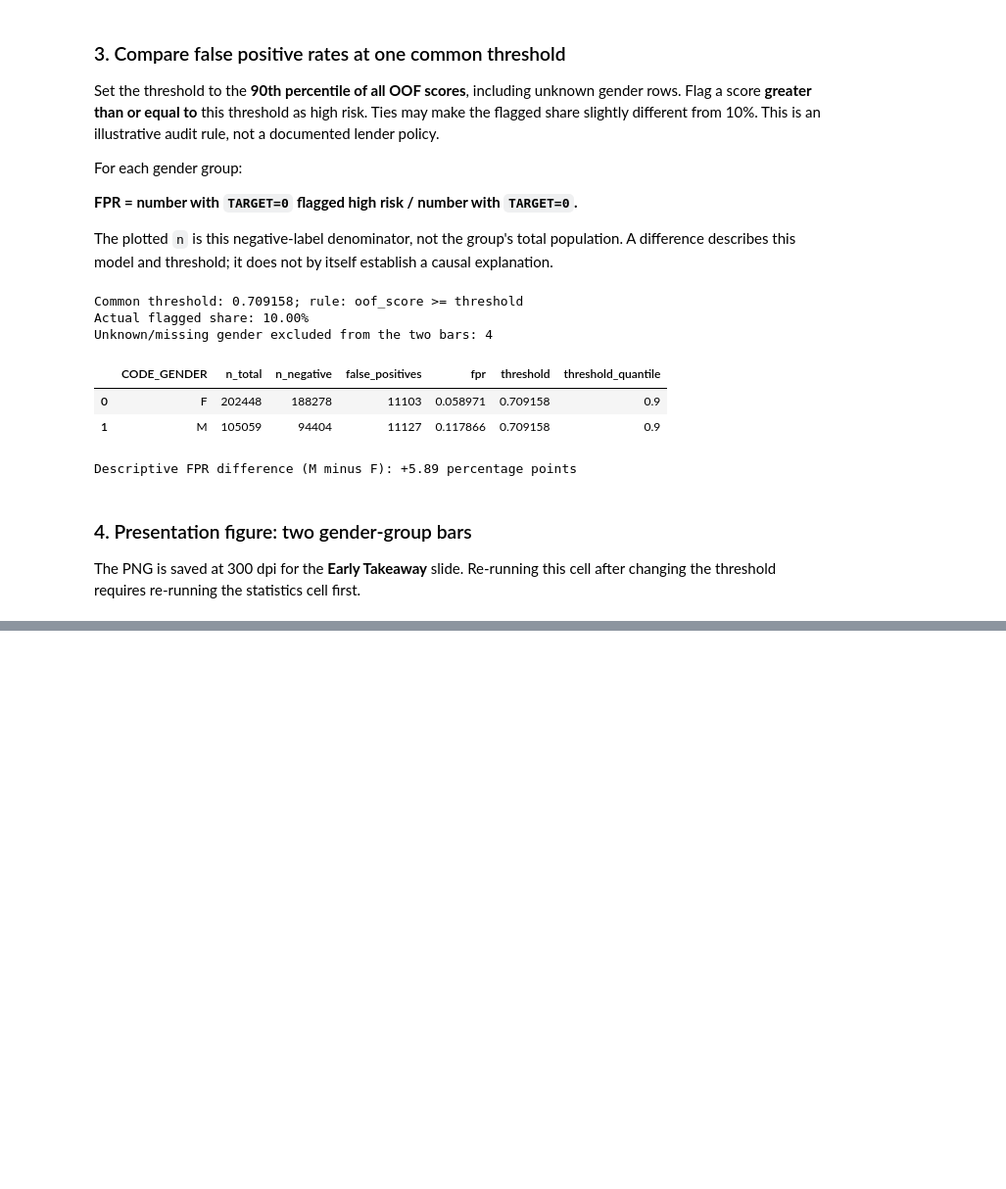
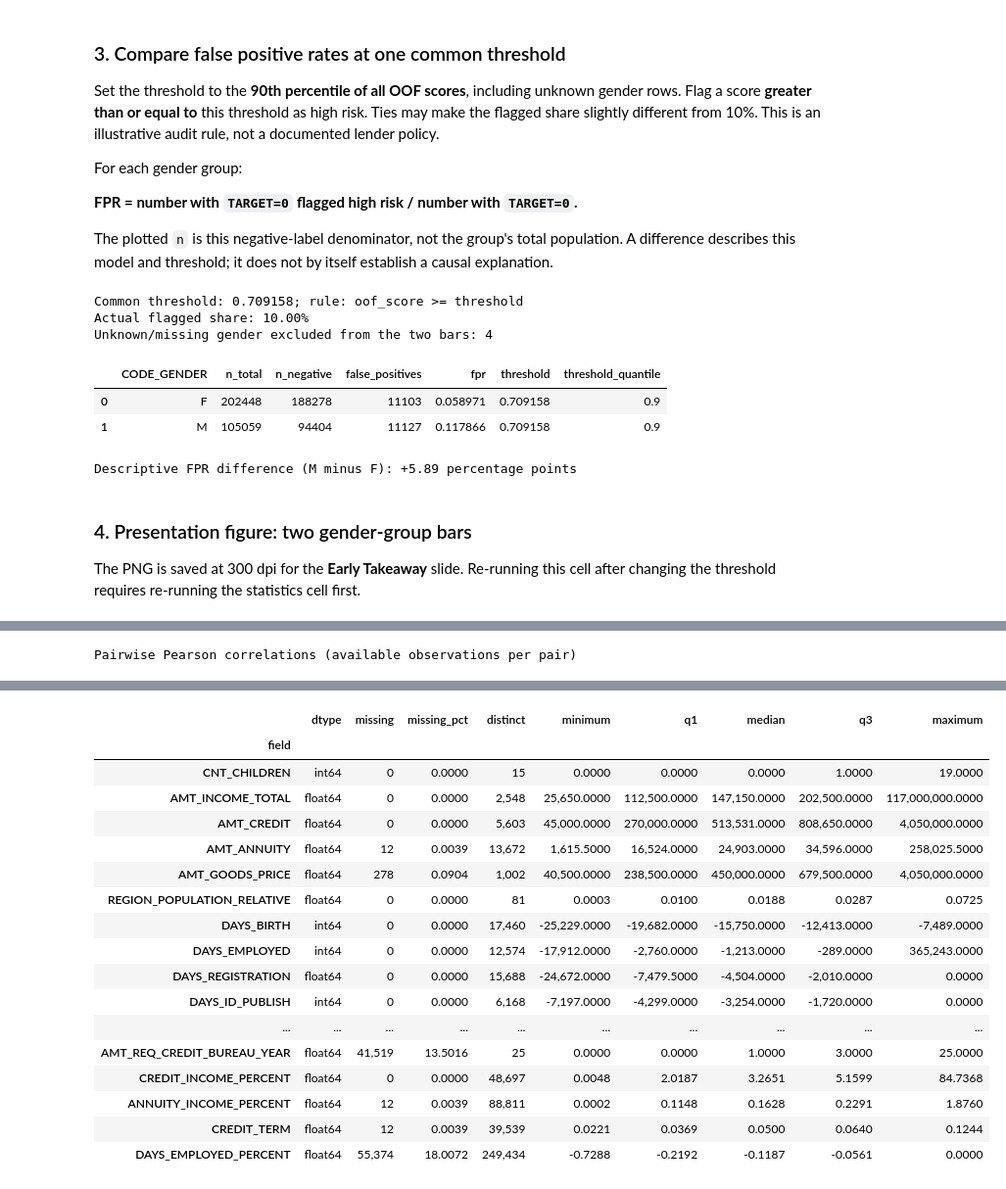
Before and after one commit to XXHEFEI/home-credit-audit, a Jupyter notebook: home_credit_baseline_local.ipynb, the cells around one changed output, grey strips where cells are left out. Shown at 98% size. Saved outputs shown, nothing was run; the diff lists cells and outputs as text; code cells hidden in the pictures; blank space fills up the shorter version.

Commit message:
Add draft audit profiles and verified notebook outputs

```diff
--- a/home_credit_baseline_local.ipynb
+++ b/home_credit_baseline_local.ipynb
@@ -1655,0 +1636,60 @@ Figure saved to /Users/hefei/Desktop/DS-202/home-credit-audit/audit_outputs/gend
+# %%
+from pathlib import Path
+import numpy as np
+import pandas as pd
+from IPython.display import display
+
+raw_train = pd.read_csv(Path(DATA_DIR) / 'application_train.csv')
+raw_test = pd.read_csv(Path(DATA_DIR) / 'application_test.csv',
+                       usecols=['SK_ID_CURR', 'DAYS_BIRTH', 'DAYS_EMPLOYED'])
+assert raw_train['SK_ID_CURR'].is_unique and raw_test['SK_ID_CURR'].is_unique
+assert not raw_train['SK_ID_CURR'].isin(raw_test['SK_ID_CURR']).any()
+assert raw_train['TARGET'].isin([0, 1]).all()
+raw_inputs = raw_train.drop(columns=['SK_ID_CURR', 'TARGET'])
+employment = raw_train['DAYS_EMPLOYED'].replace(365243, np.nan)
+derived_inputs = pd.DataFrame({
+    'DAYS_EMPLOYED_ANOM': raw_train['DAYS_EMPLOYED'].eq(365243),
+    'CREDIT_INCOME_PERCENT': raw_train['AMT_CREDIT'] / raw_train['AMT_INCOME_TOTAL'],
+    'ANNUITY_INCOME_PERCENT': raw_train['AMT_ANNUITY'] / raw_train['AMT_INCOME_TOTAL'],
+    'CREDIT_TERM': raw_train['AMT_ANNUITY'] / raw_train['AMT_CREDIT'],
+    'DAYS_EMPLOYED_PERCENT': employment / raw_train['DAYS_BIRTH'].abs(),
+})
+all_inputs = pd.concat([raw_inputs, derived_inputs], axis=1)
+profile_rows = []
+for field, values in all_inputs.items():
+    counts = values.value_counts()
+    row = dict(field=field, dtype=str(values.dtype), missing=int(values.isna().sum()),
+               missing_pct=100 * values.isna().mean(), distinct=len(counts))
+    if not pd.api.types.is_numeric_dtype(values):
+        row.update(kind='category', first=counts.index[0], first_n=int(counts.iloc[0]),
+                   second=counts.index[1], second_n=int(counts.iloc[1]))
+    elif len(counts) <= 2 and set(counts.index).issubset({0, 1}):
+        row.update(kind='binary', ones=int(values.sum()))
+    else:
+        q = values.quantile([0, .25, .5, .75, 1])
+        row.update(kind='numeric', minimum=q.iloc[0], q1=q.iloc[1], median=q.iloc[2],
+                   q3=q.iloc[3], maximum=q.iloc[4])
+    profile_rows.append(row)
+profile = pd.DataFrame(profile_rows)
+print(f'{len(raw_inputs.columns)} raw predictors and {len(derived_inputs.columns)} derived inputs.')
+print('Columns with at least one missing value:', int(raw_inputs.isna().any().sum()))
+print('Columns with more than half their values missing:', int(raw_inputs.isna().mean().gt(.5).sum()))
+print('Repayment difficulty counts:', raw_train['TARGET'].value_counts().to_dict())
+print('Age in years (25th, 50th, 75th percentiles):',
+      (raw_train['DAYS_BIRTH'].abs() / 365).quantile([.25, .50, .75]).round(2).tolist())
+print('Employment sentinel counts (train, test):',
+      int(derived_inputs['DAYS_EMPLOYED_ANOM'].sum()), int(raw_test['DAYS_EMPLOYED'].eq(365243).sum()))
+comparison = pd.DataFrame({
+    'age_days_supplied_to_model': [raw_train['DAYS_BIRTH'].abs().median(), raw_test['DAYS_BIRTH'].median()],
+    'employment_age_ratio_median': [derived_inputs['DAYS_EMPLOYED_PERCENT'].median(),
+        (raw_test['DAYS_EMPLOYED'].replace(365243, np.nan) / raw_test['DAYS_BIRTH']).median()],
+}, index=['labeled training table', 'unlabeled test table'])
+display(comparison)
+print('Pairwise Pearson correlations (available observations per pair)')
+display(raw_train[['AMT_CREDIT', 'AMT_GOODS_PRICE', 'EXT_SOURCE_2', 'EXT_SOURCE_3']].corr().round(4))
+for kind, cols in [('category', ['first', 'first_n', 'second', 'second_n']),
+                   ('binary', ['ones']), ('numeric', ['minimum', 'q1', 'median', 'q3', 'maximum'])]:
+    display(profile.loc[profile['kind'].eq(kind),
+                        ['field', 'dtype', 'missing', 'missing_pct', 'distinct'] + cols]
+            .set_index('field').style.format(precision=4, thousands=','))
+# %% [output]
@@ -1655,0 +1705 @@ Figure saved to /Users/hefei/Desktop/DS-202/home-credit-audit/audit_outputs/gend
+Pairwise Pearson correlations (available observations per pair)
@@ -1655,0 +1747,18 @@ Figure saved to /Users/hefei/Desktop/DS-202/home-credit-audit/audit_outputs/gend
+|  | dtype | missing | missing_pct | distinct | minimum | q1 | median | q3 | maximum |
+| field |  |  |  |  |  |  |  |  |  |
+| CNT_CHILDREN | int64 | 0 | 0.0000 | 15 | 0.0000 | 0.0000 | 0.0000 | 1.0000 | 19.0000 |
+| AMT_INCOME_TOTAL | float64 | 0 | 0.0000 | 2,548 | 25,650.0000 | 112,500.0000 | 147,150.0000 | 202,500.0000 | 117,000,000.0000 |
+| AMT_CREDIT | float64 | 0 | 0.0000 | 5,603 | 45,000.0000 | 270,000.0000 | 513,531.0000 | 808,650.0000 | 4,050,000.0000 |
+| AMT_ANNUITY | float64 | 12 | 0.0039 | 13,672 | 1,615.5000 | 16,524.0000 | 24,903.0000 | 34,596.0000 | 258,025.5000 |
+| AMT_GOODS_PRICE | float64 | 278 | 0.0904 | 1,002 | 40,500.0000 | 238,500.0000 | 450,000.0000 | 679,500.0000 | 4,050,000.0000 |
+| REGION_POPULATION_RELATIVE | float64 | 0 | 0.0000 | 81 | 0.0003 | 0.0100 | 0.0188 | 0.0287 | 0.0725 |
+| DAYS_BIRTH | int64 | 0 | 0.0000 | 17,460 | -25,229.0000 | -19,682.0000 | -15,750.0000 | -12,413.0000 | -7,489.0000 |
+| DAYS_EMPLOYED | int64 | 0 | 0.0000 | 12,574 | -17,912.0000 | -2,760.0000 | -1,213.0000 | -289.0000 | 365,243.0000 |
+| DAYS_REGISTRATION | float64 | 0 | 0.0000 | 15,688 | -24,672.0000 | -7,479.5000 | -4,504.0000 | -2,010.0000 | 0.0000 |
+| DAYS_ID_PUBLISH | int64 | 0 | 0.0000 | 6,168 | -7,197.0000 | -4,299.0000 | -3,254.0000 | -1,720.0000 | 0.0000 |
+| ... | ... | ... | ... | ... | ... | ... | ... | ... | ... |
+| AMT_REQ_CREDIT_BUREAU_YEAR | float64 | 41,519 | 13.5016 | 25 | 0.0000 | 0.0000 | 1.0000 | 3.0000 | 25.0000 |
+| CREDIT_INCOME_PERCENT | float64 | 0 | 0.0000 | 48,697 | 0.0048 | 2.0187 | 3.2651 | 5.1599 | 84.7368 |
+| ANNUITY_INCOME_PERCENT | float64 | 12 | 0.0039 | 88,811 | 0.0002 | 0.1148 | 0.1628 | 0.2291 | 1.8760 |
+| CREDIT_TERM | float64 | 12 | 0.0039 | 39,539 | 0.0221 | 0.0369 | 0.0500 | 0.0640 | 0.1244 |
+| DAYS_EMPLOYED_PERCENT | float64 | 55,374 | 18.0072 | 249,434 | -0.7288 | -0.2192 | -0.1187 | -0.0561 | 0.0000 |
```
Also changed, not shown: parts of 18 cells of this notebook.
